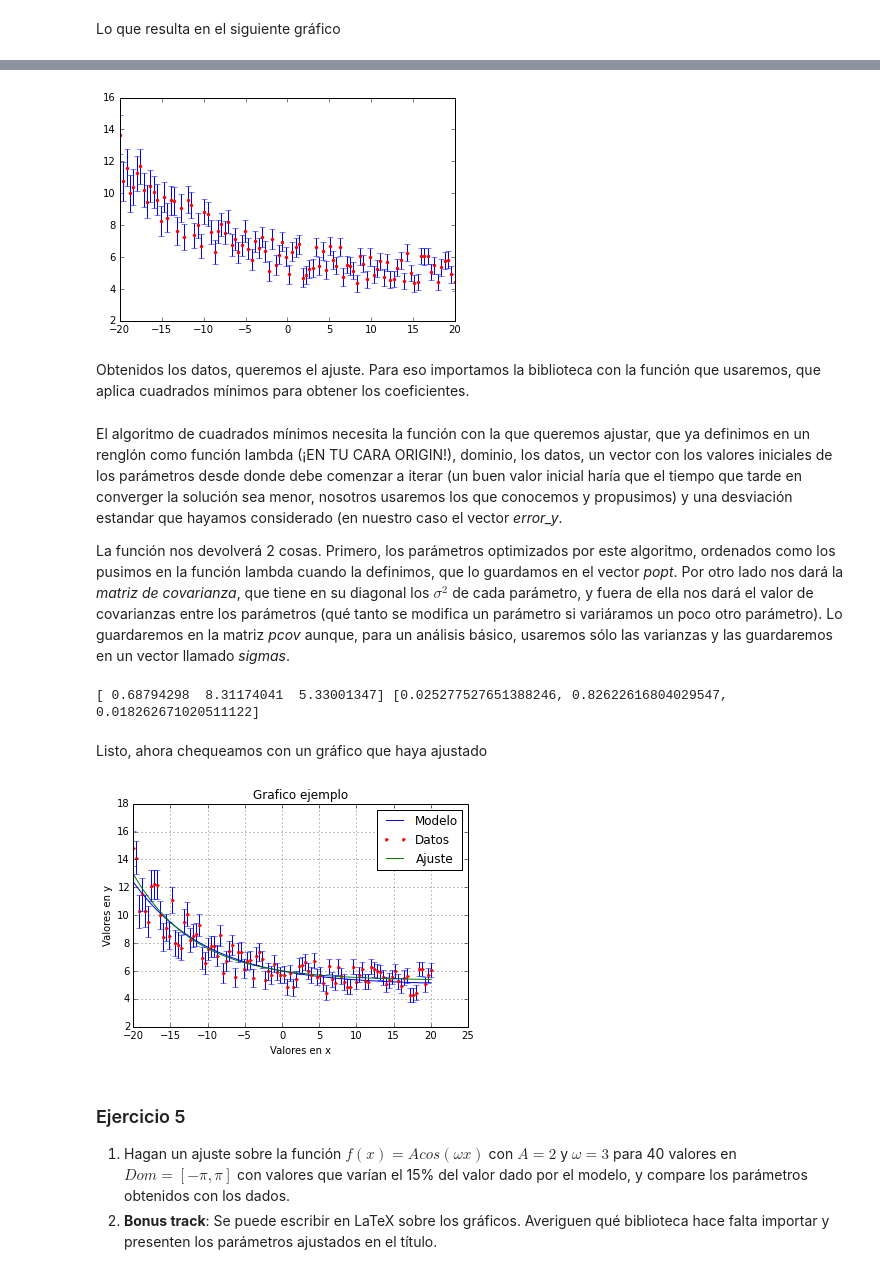
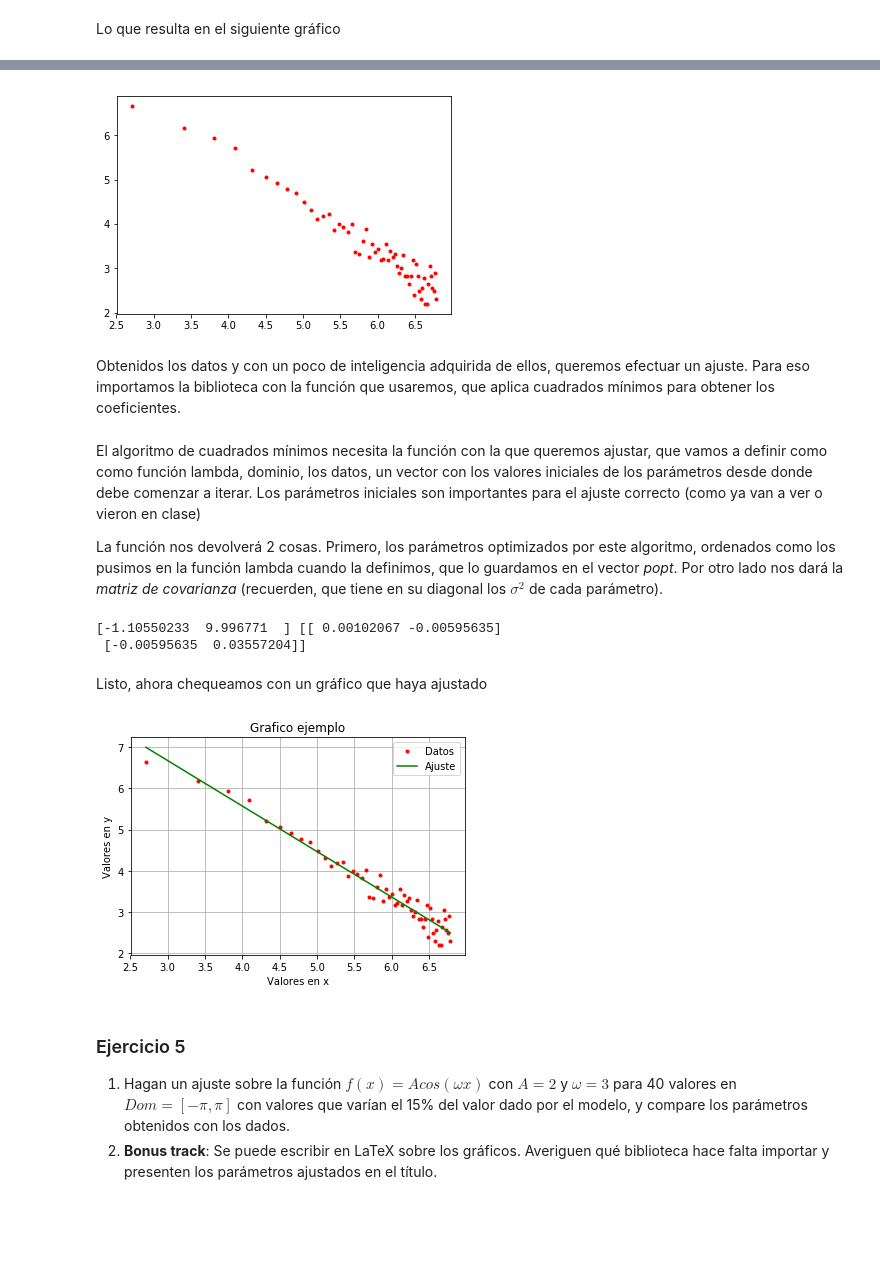
Before and after one commit to fifabsas/talleresfifabsas, a Jupyter notebook: python/Incertezas/numerico.ipynb, the cells around one changed output, grey strips where cells are left out. Cells and saved outputs as stored; diff of their text form; code cells hidden in the pictures; blank space fills up the shorter version.

```diff
--- a/python/Incertezas/numerico.ipynb
+++ b/python/Incertezas/numerico.ipynb
@@ -247,12 +243,0 @@ Luego, debemos definir lo que queremos ver ploteado. Definamos un dominio y una
-# %%
-# Definimos la función
-f = lambda x, A,T,C: A*np.exp(-x/T)+C
-
-# Definimos los parámetros
-A = 1
-T = 10
-C = 5
-
-# Definimos dominio e imagen
-x = np.linspace(-20, 20, 100)
-y = f(x,A,T,C)
@@ -260,0 +246,9 @@ Ahora que tenemos dos vectores del mismo tamaño, uso las función *plot* para g
+# %%
+# Con esto cargamos los datos
+# Si vemos los archivos son dos columnas
+# que vamos a guardar como x, y
+data = np.loadtxt("doble_exp_error.dat")
+
+x = data[:,0]
+y = data[:,1]
+error_y = data[:,2]
@@ -323,48 +317,49 @@ Consideramos valiosos los datos obtenidos. Veamos como desde *numpy* pueden guar
 # %%
 # Guardamos y cargamos, a modo de ejemplo
 
-np.savetxt('Datos_taller.txt', [x,y_data, error_y], delimiter = '\t')
+np.savetxt('Datos_taller.txt', np.log(data[:,:-1]), delimiter = '\t')
 Data = np.loadtxt('Datos_taller.txt', delimiter = '\t')
 
-plt.plot(Data[0],Data[1], 'r.') # Veamos que son los mismos datos
-plt.errorbar(Data[0], Data[1], Data[2], linestyle = 'None')
+plt.plot(Data[:,0],Data[:,1], 'r.') # Veamos que son los mismos datos, pero linealizados!
 plt.show()
 # %% [output]
-[figure, old version]
+[figure, new version]
 # %% [markdown]
-Obtenidos los datos, queremos el ajuste. Para eso importamos la biblioteca con la función que usaremos, que aplica cuadrados mínimos para obtener los coeficientes.
+Obtenidos los datos y con un poco de inteligencia adquirida de ellos, queremos efectuar un ajuste. Para eso importamos la biblioteca con la función que usaremos, que aplica cuadrados mínimos para obtener los coeficientes.
 # %%
 from scipy.optimize import curve_fit
 # %% [markdown]
-El algoritmo de cuadrados mínimos necesita la función con la que queremos ajustar, que ya definimos en un renglón como función lambda (¡EN TU CARA ORIGIN!), dominio, los datos, un vector con los valores iniciales de los parámetros desde donde debe comenzar a iterar (un buen valor inicial haría que el tiempo que tarde en converger la solución sea menor, nosotros usaremos los que conocemos y propusimos) y una desviación estandar que hayamos considerado (en nuestro caso el vector *error_y*.
+El algoritmo de cuadrados mínimos necesita la función con la que queremos ajustar, que vamos a definir como como función lambda, dominio, los datos, un vector con los valores iniciales de los parámetros desde donde debe comenzar a iterar. Los parámetros iniciales son importantes para el ajuste correcto (como ya van a ver o vieron en clase)
 
-La función nos devolverá 2 cosas. Primero, los parámetros optimizados por este algoritmo, ordenados como los pusimos en la función lambda cuando la definimos, que lo guardamos en el vector *popt*. Por otro lado nos dará la *matriz de covarianza*, que tiene en su diagonal los $\sigma^2$ de cada parámetro, y fuera de ella nos dará el valor de covarianzas entre los parámetros (qué tanto se modifica un parámetro si variáramos un poco otro parámetro). Lo guardaremos en la matriz *pcov* aunque, para un análisis básico, usaremos sólo las varianzas y las guardaremos en un vector llamado *sigmas*.
+La función nos devolverá 2 cosas. Primero, los parámetros optimizados por este algoritmo, ordenados como los pusimos en la función lambda cuando la definimos, que lo guardamos en el vector *popt*. Por otro lado nos dará la *matriz de covarianza* (recuerden, que tiene en su diagonal los $\sigma^2$ de cada parámetro).
-# %%
-# Ajustamos
-popt, pcov = curve_fit(f, x, y_data, sigma = error_y)
-sigmas = [pcov[0,0],pcov[1,1], pcov[2,2]]
-print popt, sigmas
-# %% [output]
-[ 0.68794298  8.31174041  5.33001347] [0.025277527651388246, 0.82622616804029547, 0.018262671020511122]
+# %%
+f = lambda x, A, B: A * x + B
+
+# Ajustamos
+popt, pcov = curve_fit(f, np.log(x), np.log(y))
+
+print(popt, pcov)
+# %% [output]
+[-1.10550233  9.996771  ] [[ 0.00102067 -0.00595635]
+ [-0.00595635  0.03557204]]
 # %% [markdown]
 Listo, ahora chequeamos con un gráfico que haya ajustado
 # %%
-plt.plot(x, y, 'b-', label = 'Modelo')
-plt.plot(x,y_data, 'r.', label = 'Datos')
-plt.plot(x,f(x, popt[0], popt[1],popt[2]), 'g-', label = 'Ajuste') # Hacemos el gráfico en otro color de
+t = np.linspace(np.log(min(x)), np.log(max(x)), 1000)
+plt.plot(np.log(x), np.log(y), 'r.', label = 'Datos')
+plt.plot(t, f(t, *popt), 'g-', label = 'Ajuste') # Hacemos el gráfico en otro color de
                                                                    #la función evaluada en los parámetros ajustados
-plt.errorbar(x, y_data, error_y, linestyle = 'None')
 
 # Detalles del gráfico
 plt.grid(True)
 plt.title('Grafico ejemplo')
 plt.xlabel('Valores en x')
 plt.ylabel('Valores en y')
 plt.legend(loc = 'best')
 
 plt.show()
 # %% [output]
-[figure, old version]
+[figure, new version]
 # %% [markdown]
 ### Ejercicio 5
 1. Hagan un ajuste sobre la función $f(x) = Acos(\omega x)$ con $A = 2$ y $\omega = 3$ para 40 valores en $Dom = [-\pi, \pi]$ con valores que varían el 15% del valor dado por el modelo, y compare los parámetros obtenidos con los dados.
```
Also changed, not shown: parts of 59 cells of this notebook, 6 other files.
